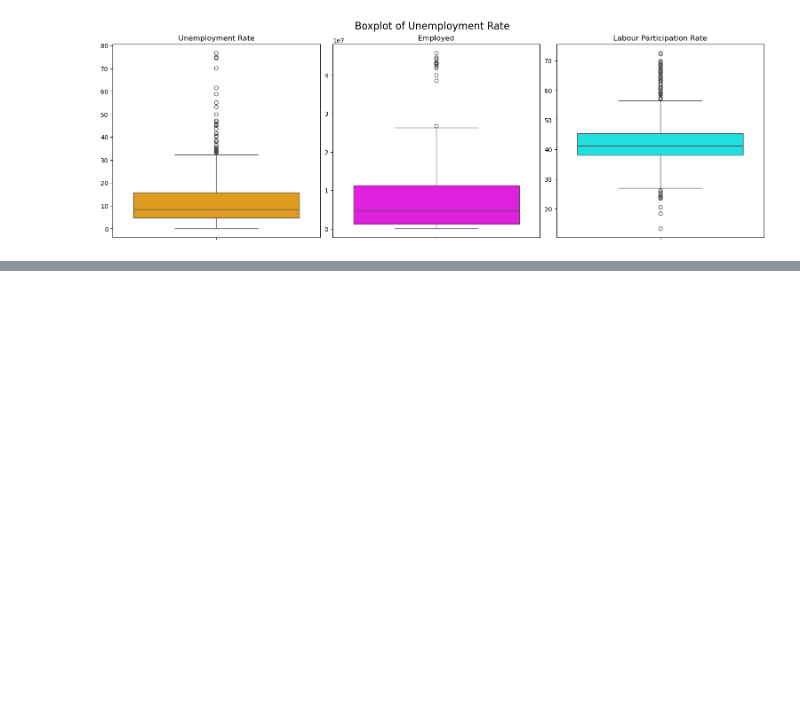
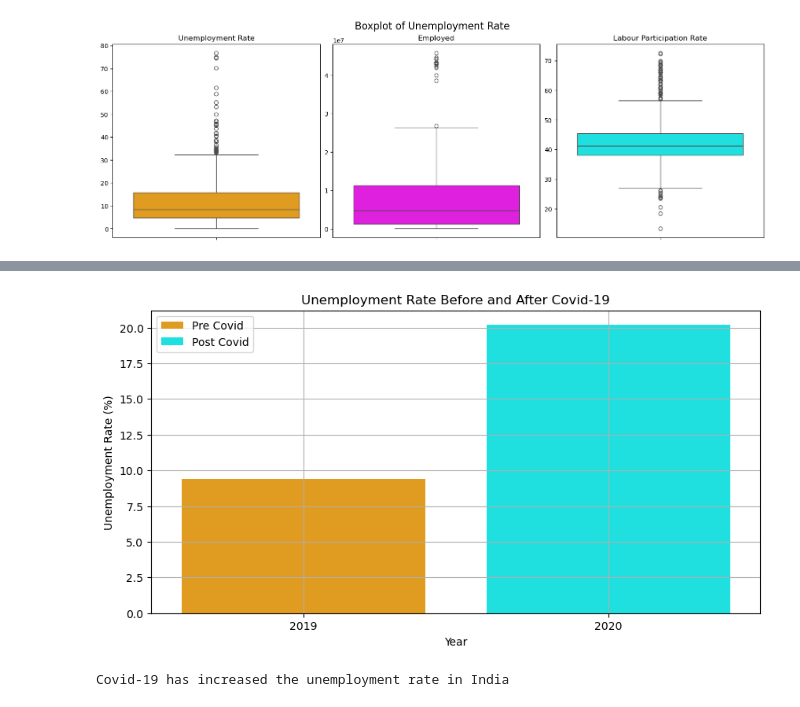
Before and after one commit to Ukpro-code/Coding-Shinobi, a Jupyter notebook: Codealpha_tasks/Task 2/unemployment.ipynb, the cells around one changed output, grey strips where cells are left out. Saved outputs shown, nothing was run; the diff lists cells and outputs as text; code cells hidden in the pictures; blank space fills up the shorter version.

```diff
--- a/Codealpha_tasks/Task 2/unemployment.ipynb
+++ b/Codealpha_tasks/Task 2/unemployment.ipynb
@@ -280,0 +475,15 @@ plt.show()
+# %%
+# now comparing post and pre covid unemployment rate
+plt.figure(figsize=(10, 5))
+sns.barplot(x=pre_covid.index, y=pre_covid, color='orange', label='Pre Covid')
+sns.barplot(x=post_covid.index, y=post_covid, color='cyan', label='Post Covid')
+plt.title('Unemployment Rate Before and After Covid-19')
+plt.xlabel('Year')
+plt.ylabel('Unemployment Rate (%)')
+plt.legend()
+plt.grid(True)
+plt.show()
+print('Covid-19 has increased the unemployment rate in India\n')
+# %% [output]
+[figure, added]
+Covid-19 has increased the unemployment rate in India
```
Also changed, not shown: parts of 23 cells of this notebook.
